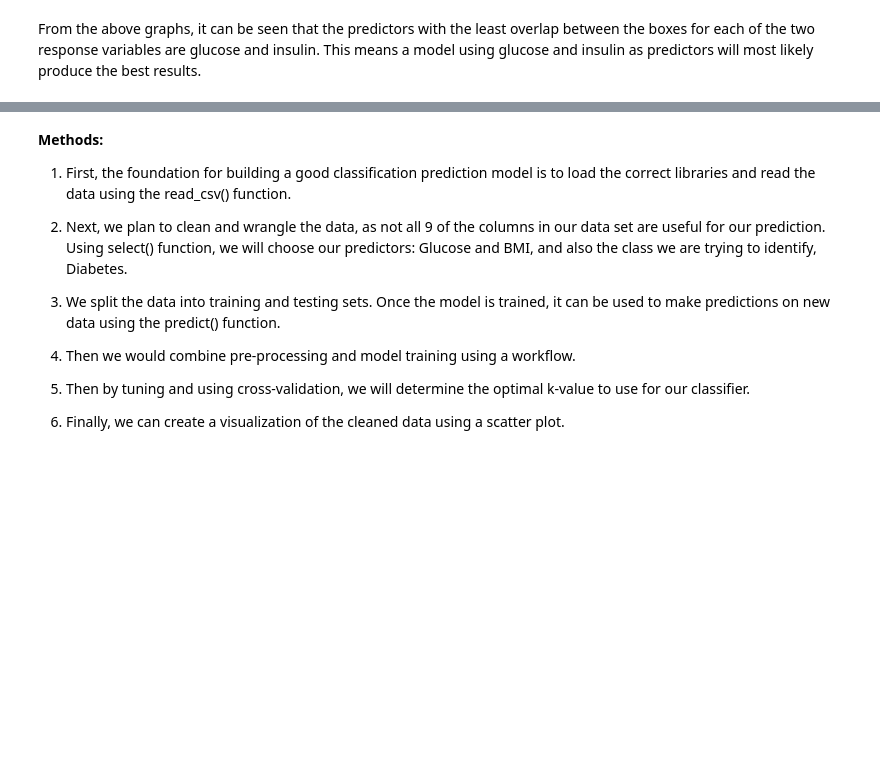
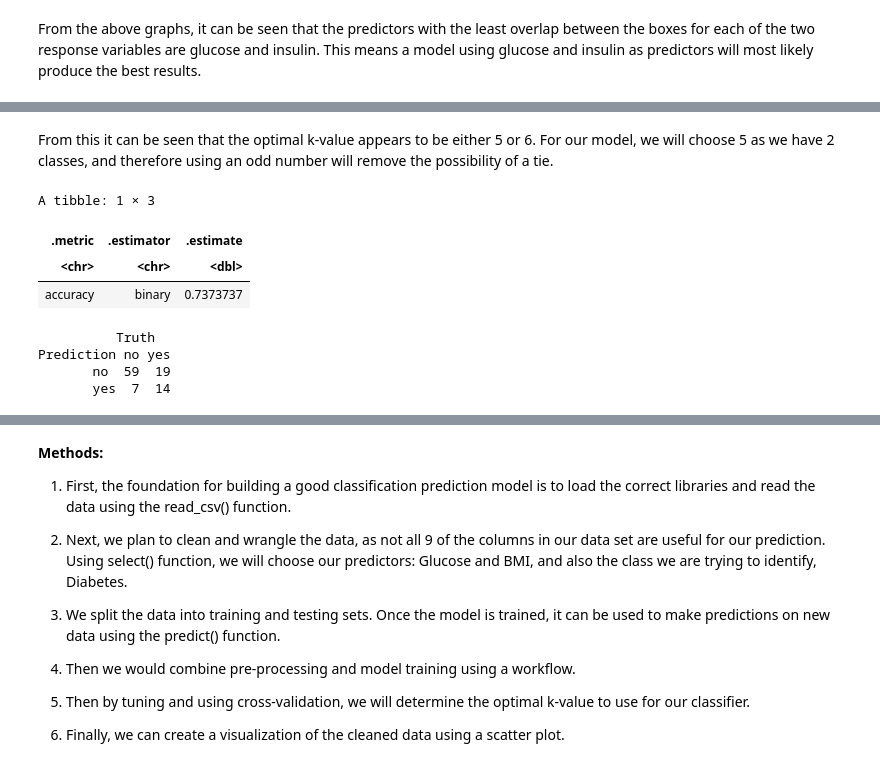
Before and after one commit to asnbl/dsci-100-2023-24W-group-16, a Jupyter notebook: Group project proposal.ipynb, the cells around one changed output, grey strips where cells are left out. Saved outputs shown, nothing was run; the diff lists cells and outputs as text; code cells hidden in the pictures; blank space fills up the shorter version.

```diff
--- a/Group project proposal.ipynb
+++ b/Group project proposal.ipynb
@@ -237,0 +232,35 @@ From the above graphs, it can be seen that the predictors with the least overlap
+# %% [markdown]
+From this it can be seen that the optimal k-value appears to be either 5 or 6. For our model, we will choose 5 as we have 2 classes, and therefore using an odd number will remove the possibility of a tie.
+# %%
+# Using only glucose and insulin
+# Set the seed
+set.seed(1000)
+
+dia1_spec <- nearest_neighbor(weight_func = "rectangular", neighbors = 5) |>
+            set_engine("kknn") |>
+            set_mode("classification")
+
+dia1_fit <- workflow() |>
+            add_recipe(dia1_recipe) |>
+            add_model(dia1_spec) |>
+            fit(data = dia1_train)
+
+dia1_predictions <- predict(dia1_fit, dia1_test) |>
+                    bind_cols(dia1_test)
+
+dia1_metrics <- dia1_predictions |> metrics(truth = Diabetes, estimate = .pred_class) |>
+                filter(.metric == "accuracy")
+
+dia1_conf_mat <- dia1_predictions |>
+                 conf_mat(truth = Diabetes, estimate = .pred_class)
+dia1_metrics
+dia1_conf_mat
+# %% [output]
+A tibble: 1 × 3
+| .metric | .estimator | .estimate |
+| <chr> | <chr> | <dbl> |
+| accuracy | binary | 0.7373737 |
+          Truth
+Prediction no yes
+       no  59  19
+       yes  7  14
```
Also changed, not shown: parts of 19 cells of this notebook.
